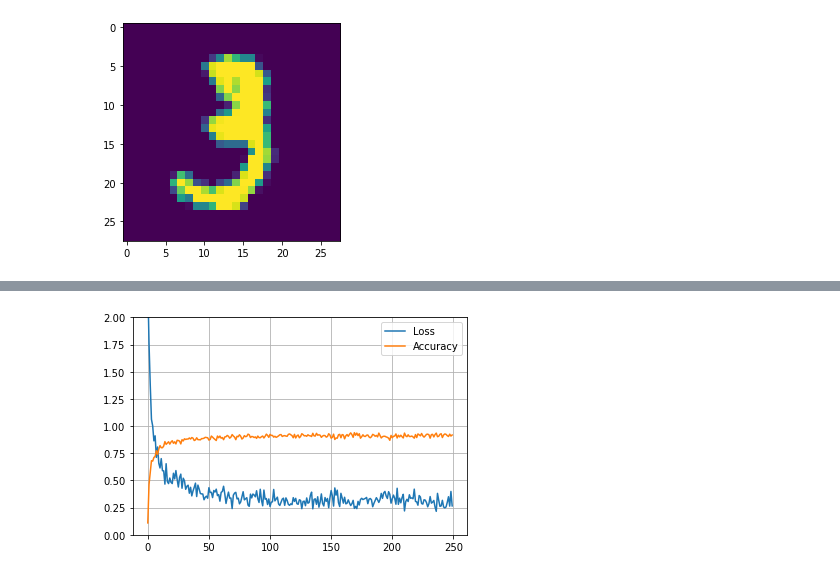
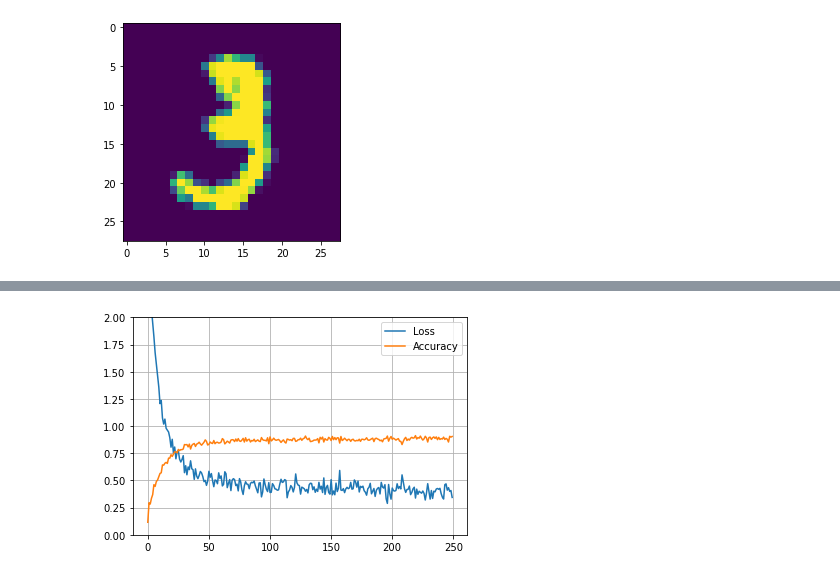
Before and after one commit to RoyVorster/also-grad, a Jupyter notebook: examples/mnist.ipynb, the cells around one changed output, grey strips where cells are left out. Saved outputs shown, nothing was run; the diff lists cells and outputs as text; code cells hidden in the pictures.

```diff
--- a/examples/mnist.ipynb
+++ b/examples/mnist.ipynb
@@ -174,12 +174,19 @@ model = nn.Sequential([
     nn.Linear(n_features, 128),
     F.relu,
     nn.Linear(128, 32),
+    nn.DropOut(0.25),
+    F.relu,
+    nn.Linear(32, 32),
+    nn.DropOut(0.25),
     F.relu,
     nn.Linear(32, 10)
 ])
 
+model.train()
 optimizer = Adam(model, learning_rate=1e-3, momentum=0.9, beta=0.95)
 
 losses, accuracies = train(optimizer, model, gen_mini_batch)
+model.eval()
+
 plot_train_results(losses, accuracies)
 # %% [output]
@@ -187 +194 @@ Loss: 0.266, acc: 0.918
-[figure, old version]
+[figure, new version]
```
Also changed, not shown: parts of 3 cells of this notebook.
